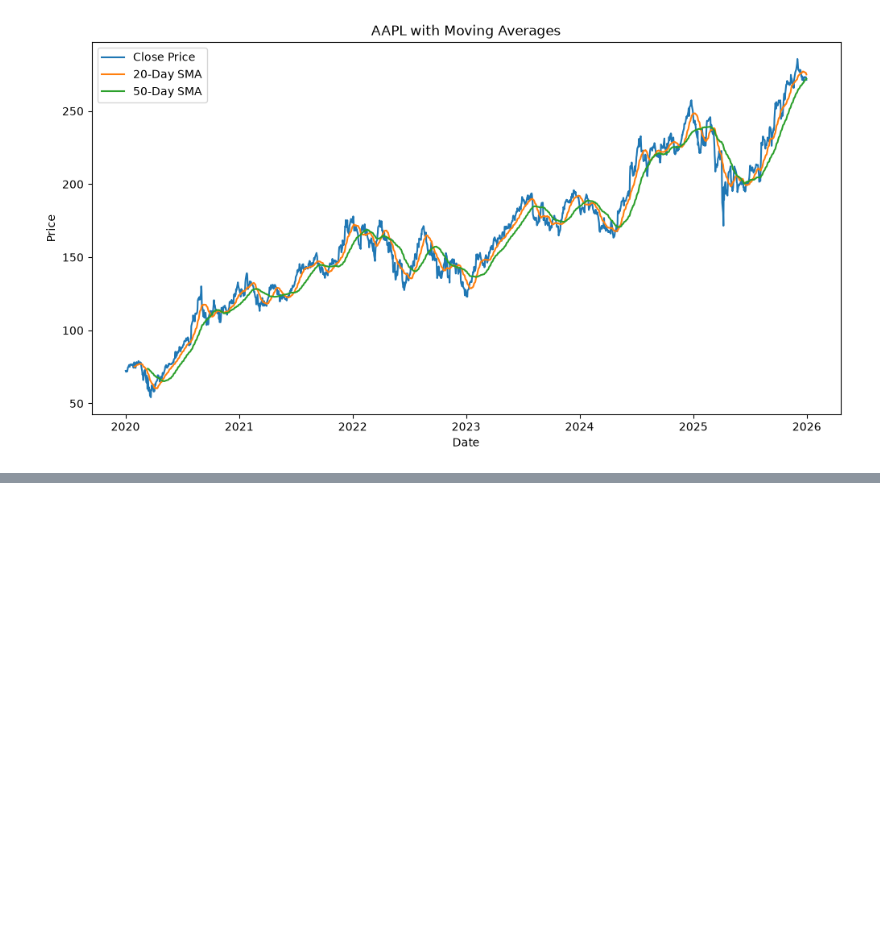
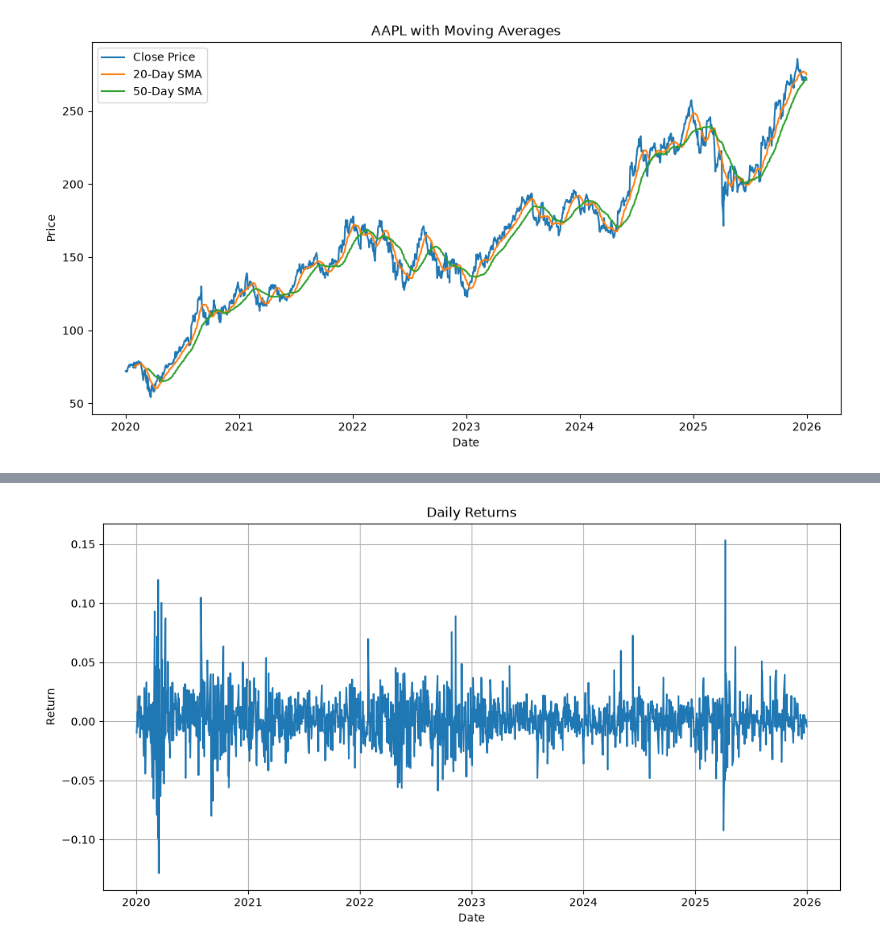
Before and after one commit to Its-Charlie/AlphaTrade, a Jupyter notebook: notebooks/stock_analysis.ipynb, the cells around one changed output, grey strips where cells are left out. Saved outputs shown, nothing was run; the diff lists cells and outputs as text; code cells hidden in the pictures; blank space fills up the shorter version.

```diff
--- a/notebooks/stock_analysis.ipynb
+++ b/notebooks/stock_analysis.ipynb
@@ -106,0 +143,19 @@ plt.show()
+# %%
+# Daily Return tells us how much the stock price changed from one day to the next, in percentage terms.
+df['Daily_Return'] = df['Close'].pct_change()
+# %%
+'''Values above zero → stock gained value.
+Values below zero → stock lost value.
+Large spikes → highly volatile market days'''
+plt.figure(figsize=(12,6))
+
+plt.plot(df['Daily_Return'])
+
+plt.title('Daily Returns')
+plt.xlabel('Date')
+plt.ylabel('Return')
+
+plt.grid(True)
+plt.show()
+# %% [output]
+[figure, added]
```
Also changed, not shown: parts of 33 cells of this notebook, 1 other file.
